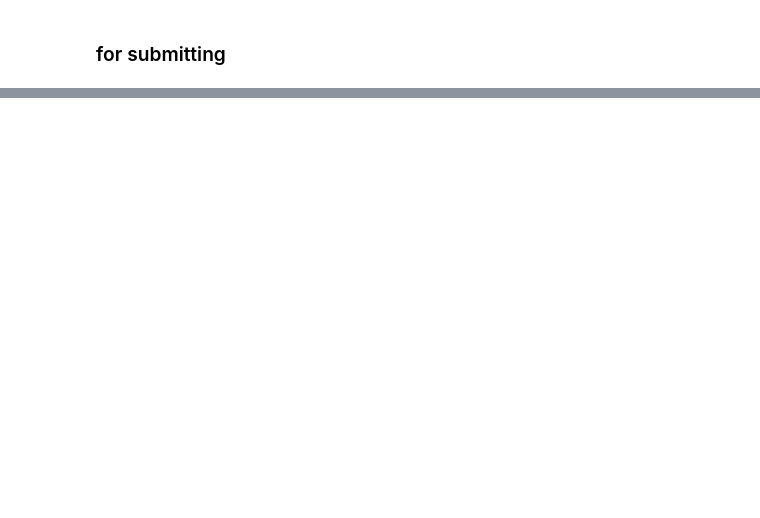
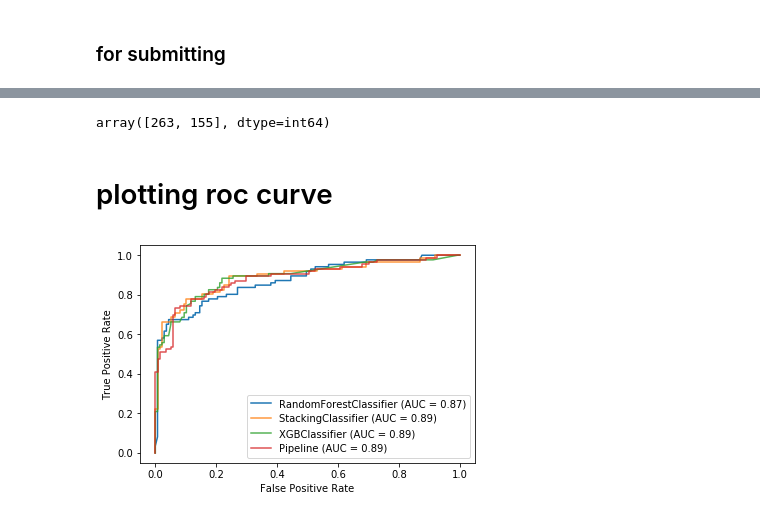
Before and after one commit to Vishnu1183/Self_Projects, a Jupyter notebook: Titanic.ipynb, the cells around one changed output, grey strips where cells are left out. Drawn from its saved outputs; the diff is of its cells as text; code cells hidden in the pictures; blank space fills up the shorter version.

```diff
--- a/Titanic.ipynb
+++ b/Titanic.ipynb
@@ -653,0 +525,11 @@ plt.plot([0, 1], [0.5, 0.5], linestyle='--')
+# %%
+#RF = RandomForestClassifier(n_estimators=750,oob_score=True,max_depth=6,max_features=8)
+RF = RandomForestClassifier(bootstrap=True, ccp_alpha=0.0, class_weight=None,
+                       criterion='gini', max_depth=7, max_features=19,
+                       max_leaf_nodes=None, max_samples=None,
+                       min_impurity_decrease=0.0, min_impurity_split=None,
+                       min_samples_leaf=1, min_samples_split=2,
+                       min_weight_fraction_leaf=0.0, n_estimators=100,
+                       n_jobs=None, oob_score=False, random_state=69, verbose=0,
+                       warm_start=False)
+RF.fit(X_train[features], y_train)
@@ -653,0 +616,12 @@ plt.plot([0, 1], [0.5, 0.5], linestyle='--')
+# %%
+estimators = [('rf', RandomForestClassifier(n_estimators=750,oob_score=True,max_depth=6,max_features=8)),
+ #   ('svr', make_pipeline(StandardScaler(),LinearSVC(random_state=42))),
+    ('knn', make_pipeline(StandardScaler(),KNeighborsClassifier(n_neighbors=5))),
+    ('lr', make_pipeline(StandardScaler(), LogisticRegression(solver = 'lbfgs', max_iter=10000,C= 0.1))),
+    ('XGB', XGBClassifier(n_estimators = 500,learning_rate= 0.001,colsample_bytree= 0.75,subsample=0.9))]
+# %%
+clf = StackingClassifier(
+    estimators=estimators, final_estimator=RandomForestClassifier(n_estimators=750,oob_score=True,\
+                                                                  max_depth=6,max_features=8),cv = 5,passthrough=True)
+# %%
+clf.fit(X_train[features], y_train);
@@ -653,0 +675,18 @@ plt.plot([0, 1], [0.5, 0.5], linestyle='--')
+# %%
+np.bincount(clf.predict(test_df[features]))
+
+pd.concat([test_df[['PassengerId']],pd.DataFrame(clf.predict(test_df[features]),columns= ['Survived'],index = test_df.index)],axis = 1)\
+.to_csv(f'{path}/titanic_submit12rstk_clf.csv', index=False)
+# %% [output]
+array([263, 155], dtype=int64)
+# %% [markdown]
+# plotting roc curve
+# %%
+rf_disp = plot_roc_curve(RF, X_test, y_test)
+ax = plt.gca()
+stk_disp = plot_roc_curve(clf, X_test, y_test, ax=ax, alpha=0.8)
+xgb_disp = plot_roc_curve(XGB, X_test, y_test, ax=ax, alpha=0.8)
+lr_disp = plot_roc_curve(logreg, X_test, y_test, ax=ax, alpha=0.8)
+plt.show()
+# %% [output]
+[figure, added]
```
Also changed, not shown: parts of 111 cells of this notebook.
